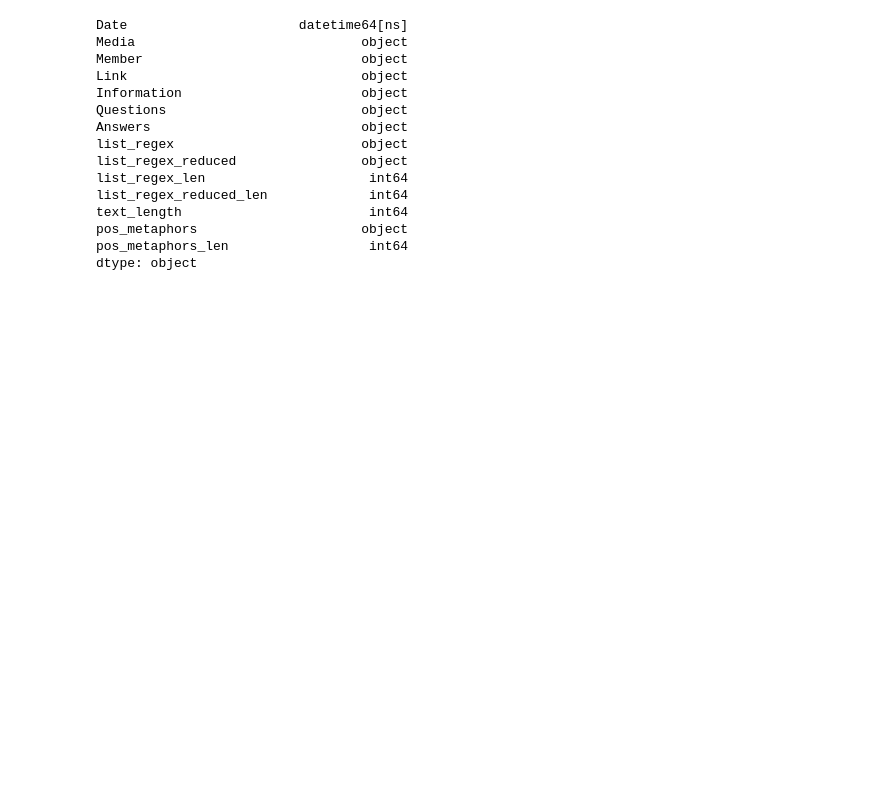
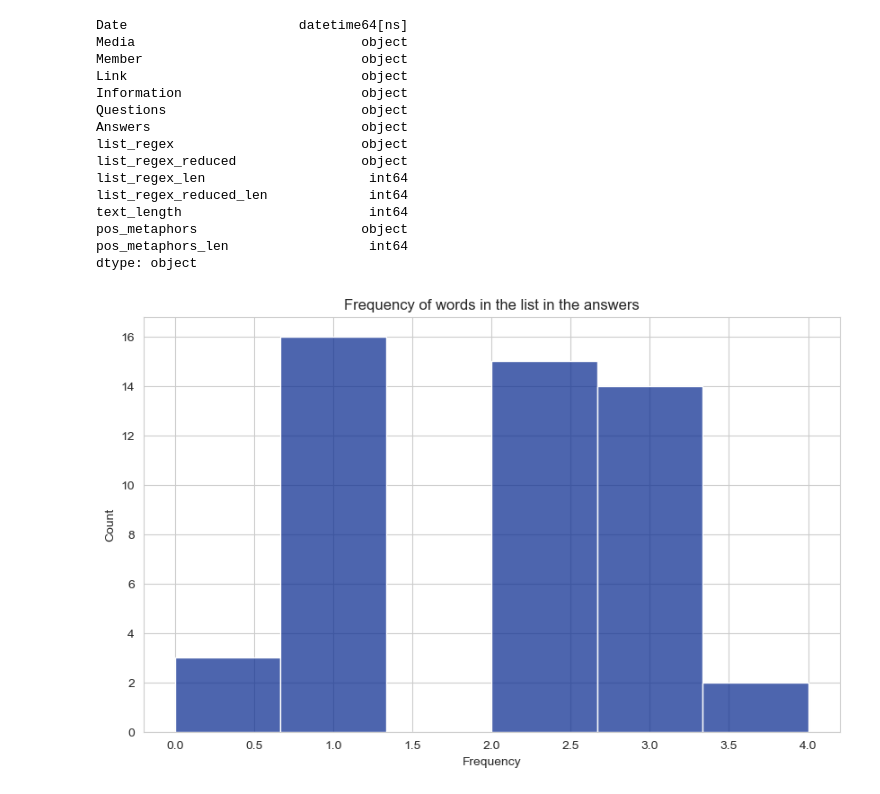
Before and after one commit to lalvarezpoli/DSDM_Thesis, a Jupyter notebook: metaphors_analysis.ipynb, the cells around one changed output. Cells and saved outputs as stored; diff of their text form; code cells hidden in the pictures; blank space fills up the shorter version.

```diff
--- a/metaphors_analysis.ipynb
+++ b/metaphors_analysis.ipynb
@@ -28,3 +26,10 @@ words_to_match = ["inflation","deflation","inflationary","desinflationary","hype
+# %%
+# Functions
+
+# Function to count the frequency of words from the list in a sentence
+def count_frequency(answer):
+    sentence_lower = answer.lower()
+    return sum(1 for word in words_to_match if word in sentence_lower)
 # %%
 # Import dataset containing the interveiw data
 df = pd.read_csv('data_complete.csv')
@@ -108,0 +110,14 @@ dtype: object
+# %%
+# Count the frequency of words from the list words_to_match
+df["Frequency"] = df["Answers"].apply(count_frequency)
+# %%
+# Plot the frequency of the words
+plt.figure(figsize=(10,6))
+sns.set_style("whitegrid")
+sns.histplot(df["Frequency"], color=color, bins=6)
+plt.title("Frequency of words in the list in the answers")
+plt.xlabel("Frequency")
+plt.ylabel("Count")
+plt.show()
+# %% [output]
+[figure, added]
```
Also changed, not shown: parts of 5 cells of this notebook.
